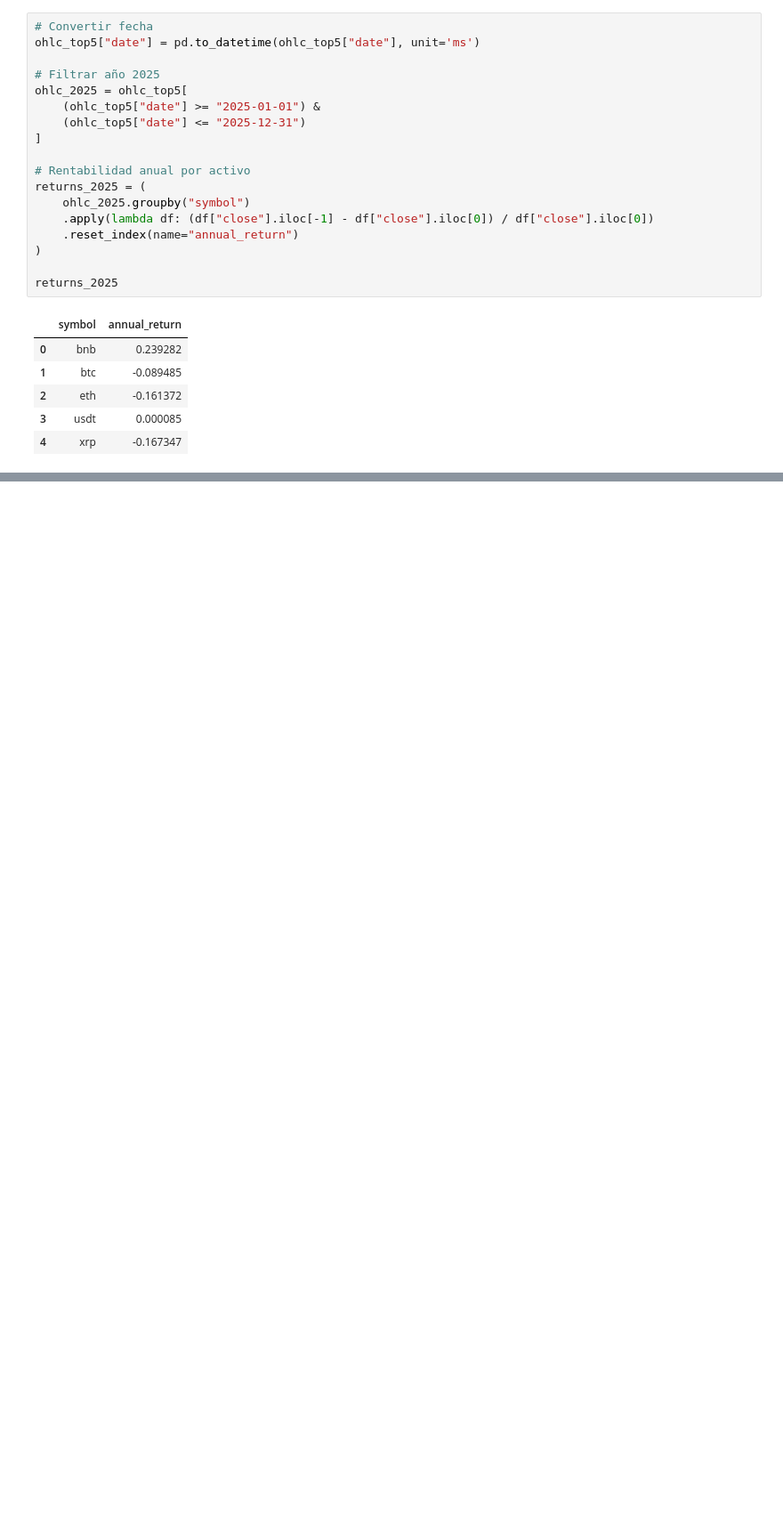
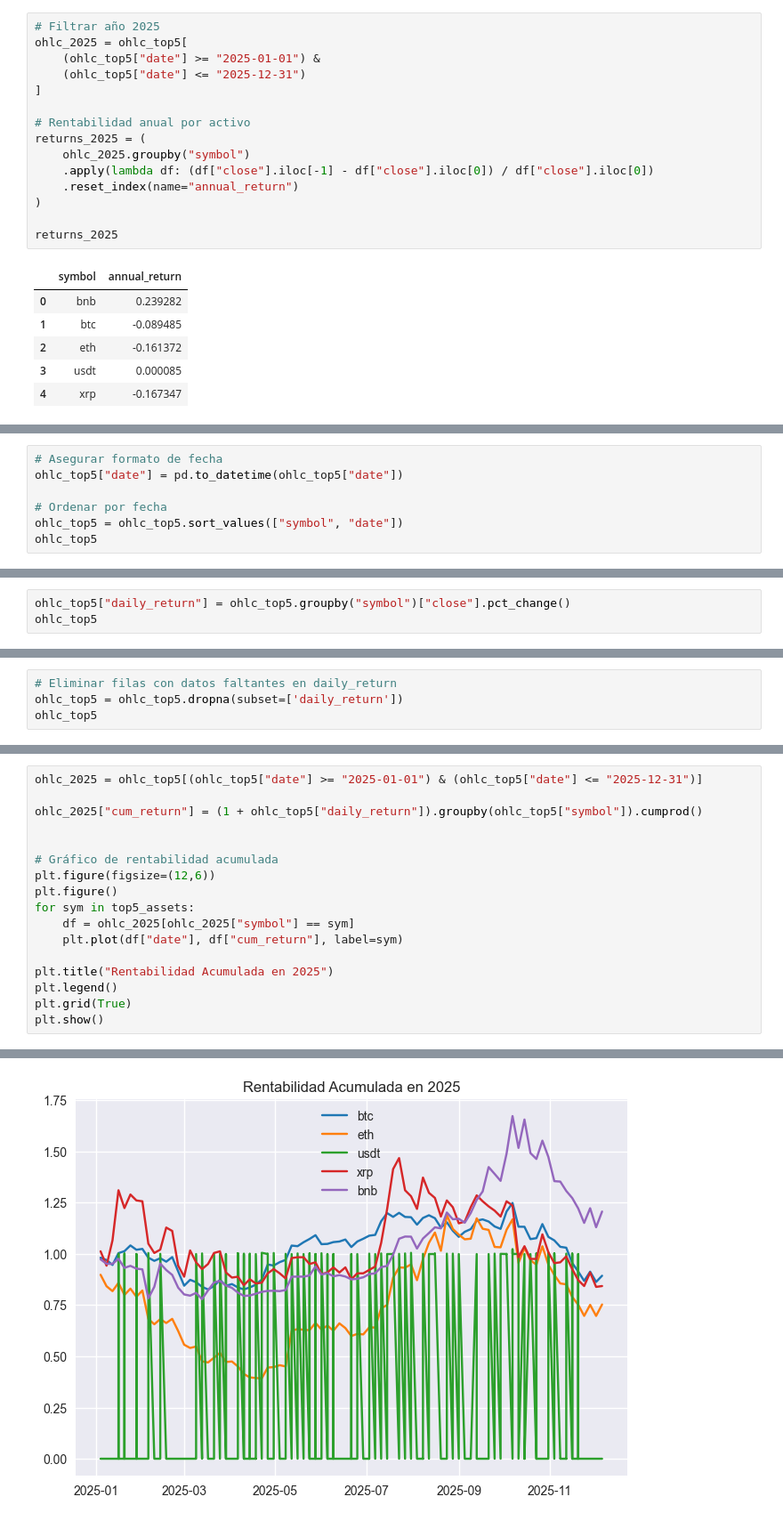
Before and after one commit to ramasa987/EDA_CRYPTO, a Jupyter notebook: CODIGO/NOTEBOOKS/EDA_MEMORIA_DESARROLLO.ipynb, the cells around one changed output, grey strips where cells are left out. Shown at 89% size. Saved outputs shown, nothing was run; the diff lists cells and outputs as text; blank space fills up the shorter version.

```diff
--- a/CODIGO/NOTEBOOKS/EDA_MEMORIA_DESARROLLO.ipynb
+++ b/CODIGO/NOTEBOOKS/EDA_MEMORIA_DESARROLLO.ipynb
@@ -286,7 +355,4 @@ memory usage: 45.3 KB
 # %%
-# Convertir fecha
-ohlc_top5["date"] = pd.to_datetime(ohlc_top5["date"], unit='ms')
-
 # Filtrar año 2025
 ohlc_2025 = ohlc_top5[
     (ohlc_top5["date"] >= "2025-01-01") &
@@ -310,0 +388,7 @@ returns_2025
+# %%
+# Asegurar formato de fecha
+ohlc_top5["date"] = pd.to_datetime(ohlc_top5["date"])
+
+# Ordenar por fecha
+ohlc_top5 = ohlc_top5.sort_values(["symbol", "date"])
+ohlc_top5
@@ -310,0 +411,3 @@ returns_2025
+# %%
+ohlc_top5["daily_return"] = ohlc_top5.groupby("symbol")["close"].pct_change()
+ohlc_top5
@@ -310,0 +428,4 @@ returns_2025
+# %%
+# Eliminar filas con datos faltantes en daily_return
+ohlc_top5 = ohlc_top5.dropna(subset=['daily_return'])
+ohlc_top5
@@ -310,0 +465,18 @@ returns_2025
+# %%
+ohlc_2025 = ohlc_top5[(ohlc_top5["date"] >= "2025-01-01") & (ohlc_top5["date"] <= "2025-12-31")]
+
+ohlc_2025["cum_return"] = (1 + ohlc_top5["daily_return"]).groupby(ohlc_top5["symbol"]).cumprod()
+
+
+# Gráfico de rentabilidad acumulada
+plt.figure(figsize=(12,6))
+plt.figure()
+for sym in top5_assets:
+    df = ohlc_2025[ohlc_2025["symbol"] == sym]
+    plt.plot(df["date"], df["cum_return"], label=sym)
+
+plt.title("Rentabilidad Acumulada en 2025")
+plt.legend()
+plt.grid(True)
+plt.show()
+# %% [output]
@@ -310,0 +484 @@ returns_2025
+[figure, added]
```
Also changed, not shown: parts of 111 cells of this notebook.
